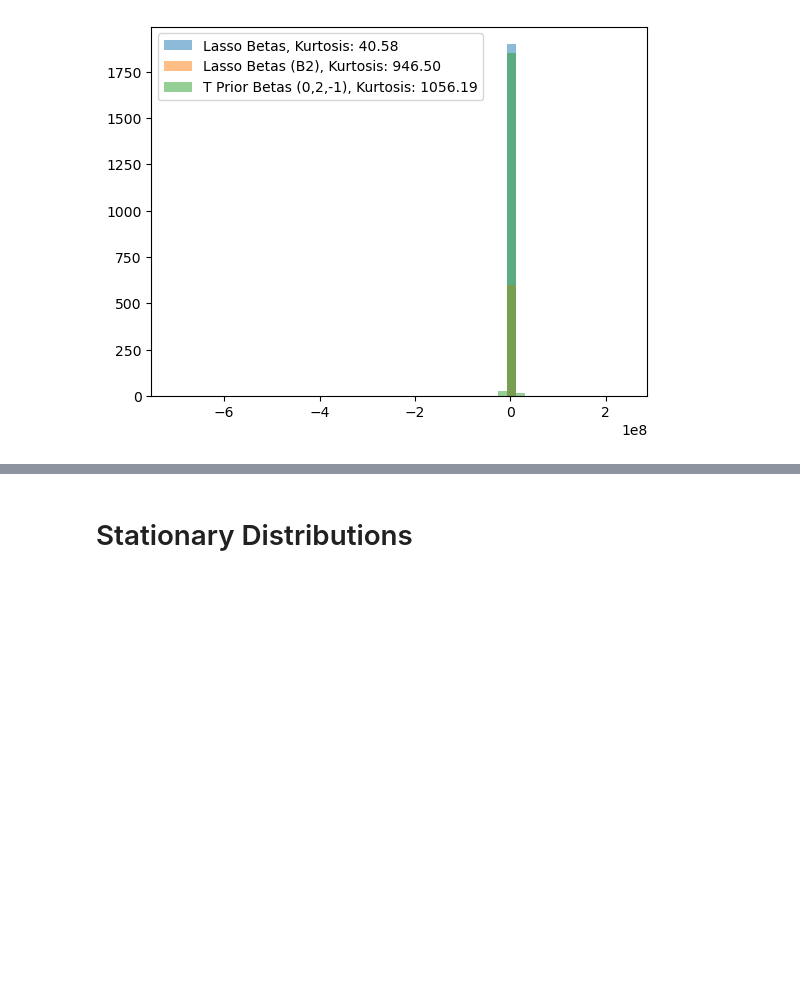
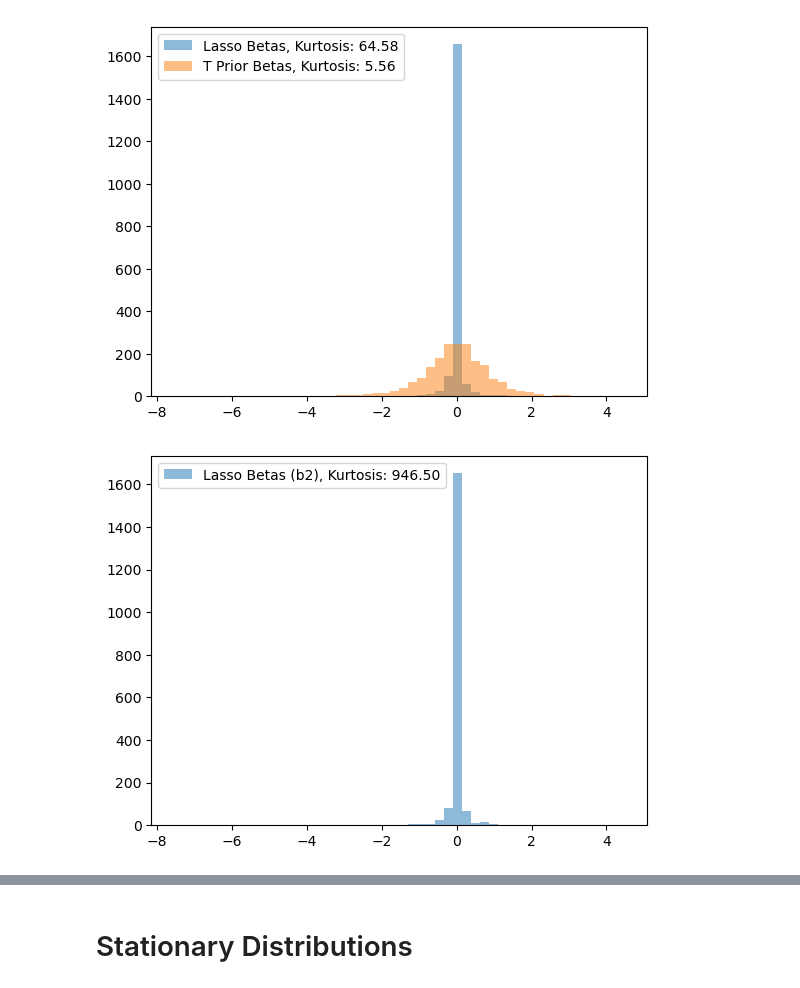
Before and after one commit to hubarruby/BayesSDEs, a Jupyter notebook: fredholm/fredholm_plotting.ipynb, the cells around one changed output, grey strips where cells are left out. Drawn from its saved outputs; the diff is of its cells as text; code cells hidden in the pictures; blank space fills up the shorter version.

Commit message:
update plotting doc and making new data

```diff
--- a/fredholm/fredholm_plotting.ipynb
+++ b/fredholm/fredholm_plotting.ipynb
@@ -20,18 +64,38 @@ with open('fredholm_results/lasso_b2.pkl', 'rb') as file:
 # %%
-lasso_betas = lasso_dict['beta_record'][-1]
-lasso_b2_betas = lasso_b2_dict['beta_record'][-1]
-tprior_betas = tprior_dict['beta_record'][-1]
+lasso_nonglobal_betas = lasso_nonglobal_b1_dict['beta_record'][-1]
+tprior_nonglobal_betas = tprior_nonglobal_b1_dict['beta_record'][-1]
 
-kurtosis_final_lasso = kurtosis(lasso_betas)
-kurtosis_final_lasso_b2 = kurtosis(lasso_b2_betas)
-kurtosis_final_tprior = kurtosis(tprior_betas)
+lasso_nonglobal_b2_smally_betas = lasso_nonglobal_b2_smally_dict['beta_record'][-1]
 
-bins = np.histogram(np.hstack((lasso_betas, tprior_betas)), bins=50)[1]
+lasso_nonglobal_b2_betas = lasso_nonglobal_b2_dict['beta_record'][-1]
+tprior_nonglobal_b2_betas = tprior_nonglobal_b2_dict['beta_record'][-1]
 
-plt.hist(lasso_betas, bins=bins, alpha=0.5, label=f'Lasso Betas, Kurtosis: {kurtosis_final_lasso:.2f}')
-plt.hist(lasso_b2_betas, bins=bins, alpha=0.5, label=f'Lasso Betas (B2), Kurtosis: {kurtosis_final_lasso_b2:.2f}')
-plt.hist(tprior_betas, bins=bins, alpha=0.5, label=f'T Prior Betas (0,2,-1), Kurtosis: {kurtosis_final_tprior:.2f}')
+kurtosis_final_lasso_nonglobal = kurtosis(lasso_nonglobal_betas)
+kurtosis_final_tprior_nonglobal = kurtosis(tprior_nonglobal_betas)
+
+kurtosis_final_lasso_nonglobal_b2 = kurtosis(lasso_nonglobal_b2_betas)
+kurtosis_final_tprior_nonglobal_b2 = kurtosis(tprior_nonglobal_b2_betas)
+
+
+bins = np.histogram(np.hstack((lasso_nonglobal_betas, tprior_nonglobal_betas)), bins=50)[1]
+
+plt.hist(lasso_nonglobal_betas, bins=bins, alpha=0.5, label=f'Lasso Betas, Kurtosis: {kurtosis_final_lasso_nonglobal:.2f}')
+plt.hist(tprior_nonglobal_betas, bins=bins, alpha=0.5, label=f'T Prior Betas, Kurtosis: {kurtosis_final_tprior_nonglobal:.2f}')
+# plt.hist(lasso_b2_betas, bins=bins, alpha=0.5, label=f'Lasso Betas (B2), Kurtosis: {kurtosis_final_lasso_b2:.2f}')
+# plt.hist(tprior_betas, bins=bins, alpha=0.5, label=f'T Prior Betas (0,2,-1), Kurtosis: {kurtosis_final_tprior:.2f}')
 plt.legend()
 plt.show()
+
+# bins = np.histogram(np.hstack((tprior_nonglobal_b2_betas, lasso_nonglobal_b2_betas)), bins=50)[1]
+
+# plt.hist(lasso_betas, bins=bins, alpha=0.5, label=f'Lasso Betas, Kurtosis: {kurtosis_final_lasso:.2f}')
+# plt.hist(lasso_nonglobal_betas, bins=bins, alpha=0.5, label=f'Lasso Betas (No global prior), Kurtosis: {kurtosis_final_lasso_nonglobal:.2f}')
+
+# plt.hist(lasso_nonglobal_b2_betas, bins=bins, alpha=0.5, label=f'Lasso Betas (b2), Kurtosis: {kurtosis_final_lasso_nonglobal_b2:.2f}')
+# plt.hist(tprior_nonglobal_b2_betas, bins=bins, alpha=0.5, label=f'T Prior Betas (b2), Kurtosis: {kurtosis_final_tprior_nonglobal_b2:.2f}')
+plt.hist(lasso_nonglobal_b2_smally_betas, bins=bins, alpha=0.5, label=f'Lasso Betas (b2), Kurtosis: {kurtosis_final_lasso_nonglobal_b2:.2f}')
+plt.legend()
+plt.show()
 # %% [output]
-[figure, old version]
+[figure, new version]
+[figure, added]
```
Also changed, not shown: parts of 8 cells of this notebook, 6 other files.
